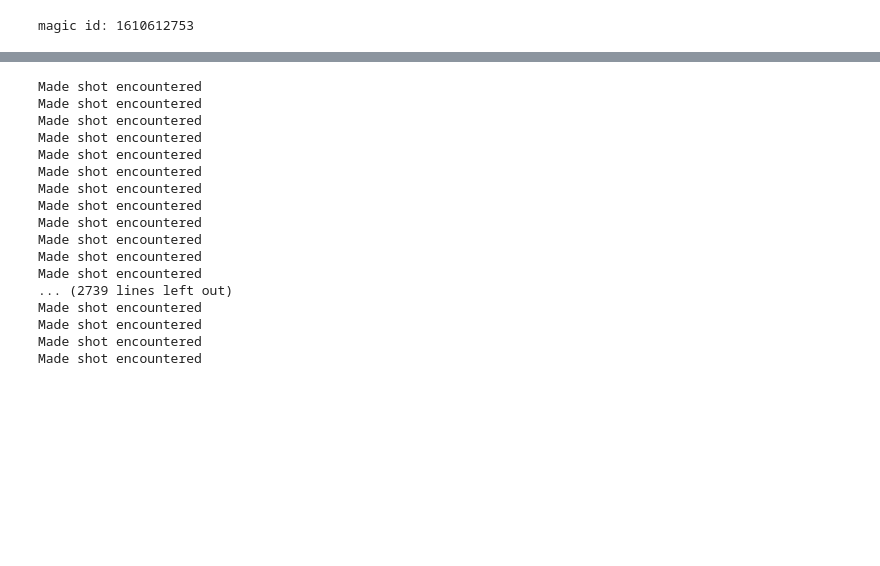
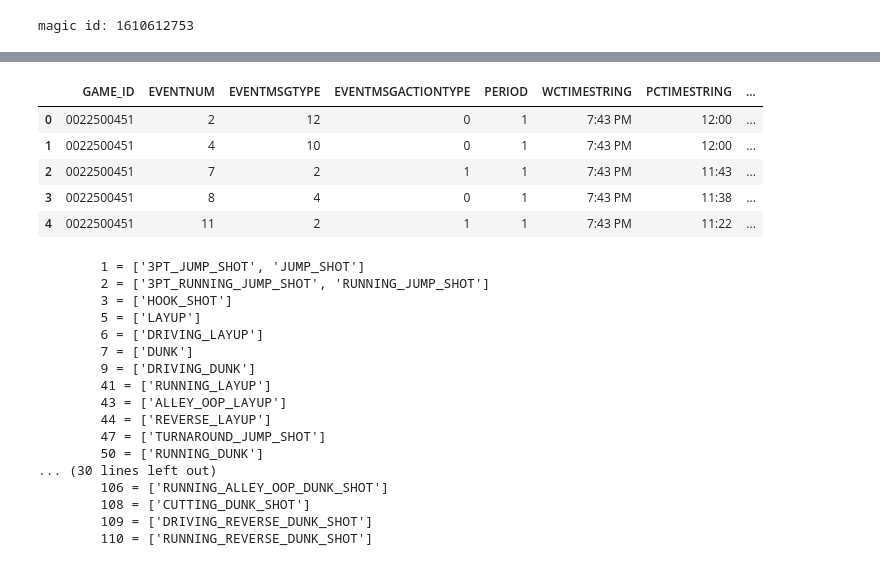
Before and after one commit to logancol/bballOracle, a Jupyter notebook: app/scripts/loadPBP.ipynb, the cells around one changed output, grey strips where cells are left out. Drawn from its saved outputs; the diff is of its cells as text; code cells hidden in the pictures; blank space fills up the shorter version.

```diff
--- a/app/scripts/loadPBP.ipynb
+++ b/app/scripts/loadPBP.ipynb
@@ -41,24 +39,50 @@ for game in games:
 # lets start with these
 # %%
 final_df = pd.concat(dfs, ignore_index=True)
-for index, row in final_df.iterrows():
-    if row['EVENTMSGTYPE'] == 1:
-        # INSERT INTO ... use specific regex logic for each event type
+final_df.head()
 # %% [output]
-Made shot encountered
-Made shot encountered
-Made shot encountered
-Made shot encountered
-Made shot encountered
-Made shot encountered
-Made shot encountered
-Made shot encountered
-Made shot encountered
-Made shot encountered
-Made shot encountered
-Made shot encountered
-... (2739 lines left out)
-Made shot encountered
-Made shot encountered
-Made shot encountered
-Made shot encountered
+|  | GAME_ID | EVENTNUM | EVENTMSGTYPE | EVENTMSGACTIONTYPE | PERIOD | WCTIMESTRING | PCTIMESTRING | ... |
+| 0 | 0022500451 | 2 | 12 | 0 | 1 | 7:43 PM | 12:00 | ... |
+| 1 | 0022500451 | 4 | 10 | 0 | 1 | 7:43 PM | 12:00 | ... |
+| 2 | 0022500451 | 7 | 2 | 1 | 1 | 7:43 PM | 11:43 | ... |
+| 3 | 0022500451 | 8 | 4 | 0 | 1 | 7:43 PM | 11:38 | ... |
+| 4 | 0022500451 | 11 | 2 | 1 | 1 | 7:43 PM | 11:22 | ... |
+# %%
+import re
+from collections import defaultdict
+
+p = re.compile(r"(\s{2}|\' )([\w+ ]*)")
+event_msg_action_types = defaultdict(set)
+
+for index, play in final_df.iterrows(): # gets semantic meaning for EVENTMSGA codes sourced from nba_api docs
+    if play['EVENTMSGTYPE'] != 1:
+        continue
+    description = play['HOMEDESCRIPTION'] or play['VISITORDESCRIPTION']
+    if description is None:
+        continue
+    match = p.search(description)
+    if not match:
+        continue
+    event_msg_action = match.group(2).rstrip().replace(' ', '_').upper()
+    event_msg_action_types[play['EVENTMSGACTIONTYPE']].add(event_msg_action)
+
+for code, action in sorted(event_msg_action_types.items()):
+    print(f'\t{code} = {[item for item in action]}')
+# %% [output]
+        1 = ['3PT_JUMP_SHOT', 'JUMP_SHOT']
+        2 = ['3PT_RUNNING_JUMP_SHOT', 'RUNNING_JUMP_SHOT']
+        3 = ['HOOK_SHOT']
+        5 = ['LAYUP']
+        6 = ['DRIVING_LAYUP']
+        7 = ['DUNK']
+        9 = ['DRIVING_DUNK']
+        41 = ['RUNNING_LAYUP']
+        43 = ['ALLEY_OOP_LAYUP']
+        44 = ['REVERSE_LAYUP']
+        47 = ['TURNAROUND_JUMP_SHOT']
+        50 = ['RUNNING_DUNK']
+... (30 lines left out)
+        106 = ['RUNNING_ALLEY_OOP_DUNK_SHOT']
+        108 = ['CUTTING_DUNK_SHOT']
+        109 = ['DRIVING_REVERSE_DUNK_SHOT']
+        110 = ['RUNNING_REVERSE_DUNK_SHOT']
```
Also changed, not shown: parts of 4 cells of this notebook, 4 other files.
